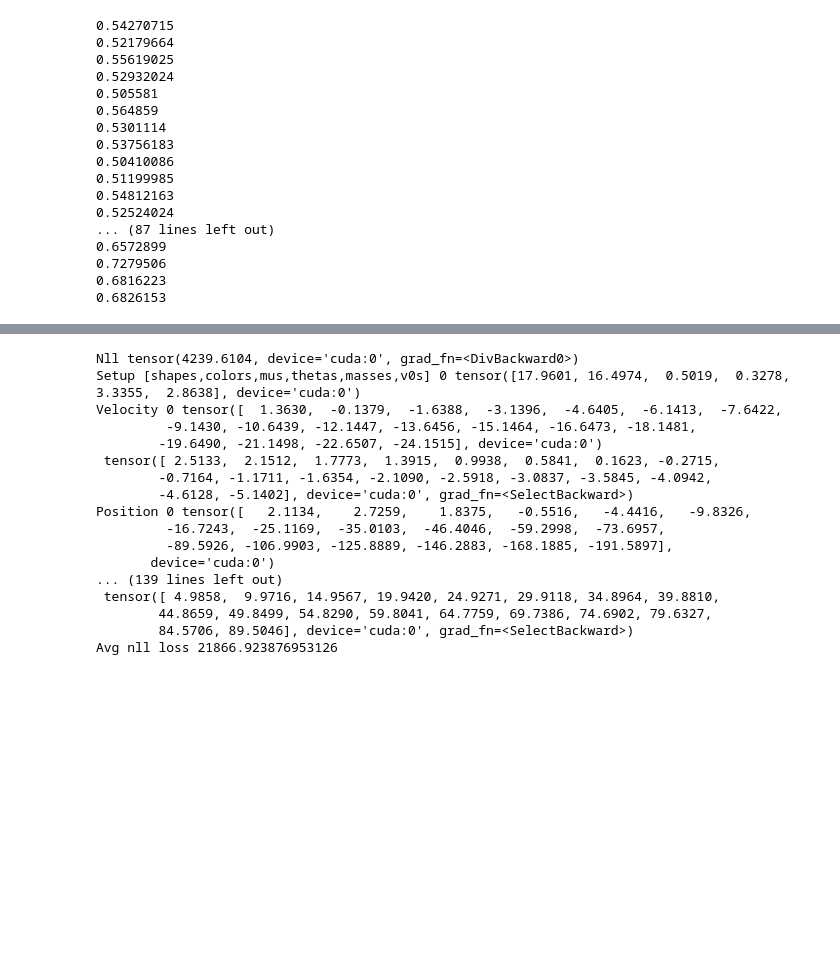
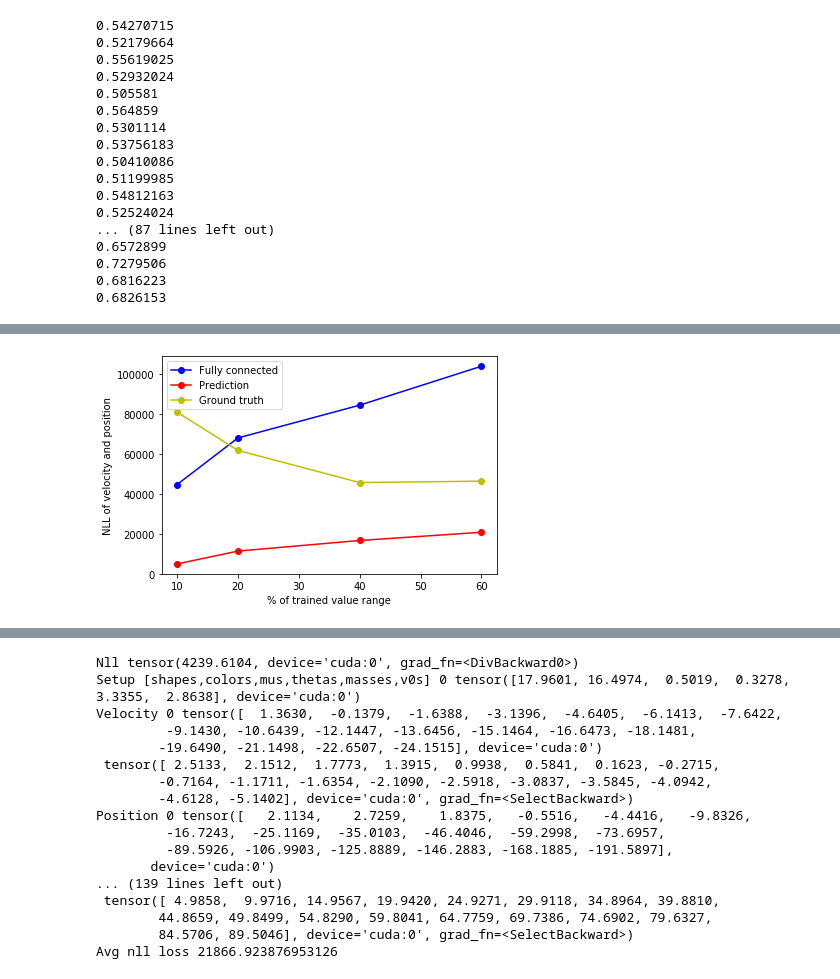
Before and after one commit to tinagu945/CausalPhys, a Jupyter notebook: visualization_806.ipynb, the cells around one changed output, grey strips where cells are left out. Drawn from its saved outputs; the diff is of its cells as text; code cells hidden in the pictures; blank space fills up the shorter version.

```diff
--- a/visualization_806.ipynb
+++ b/visualization_806.ipynb
@@ -216,0 +260,19 @@ def load_predict(weight_path, stop_ind=10, gt_A=False):
+# %%
+import matplotlib.pyplot as plt
+# line 1 points
+x=[10,20,40,60]
+y1 = [ 44584.48323242,  67908.505     ,  84308.82375   ,103779.47890625]
+y2 = [ 4891.17170898, 11307.67478516, 16619.263125  , 20724.26353516]
+y3=[80817.77439453, 61684.21174805, 45588.25716797, 46295.07519531]
+fig, ax = plt.subplots()
+ax.plot(x, y1, 'bo-', label='Fully connected')
+ax.plot(x, y2, 'ro-', label='Prediction')
+ax.plot(x, y3, 'yo-', label='Ground truth')
+ax.legend()
+plt.xticks(np.arange(min(x), max(x)+1, 10))
+plt.xlabel('% of trained value range')
+plt.ylabel('NLL of velocity and position')
+plt.savefig('inter_extra of different encoders')
+plt.show()
+# %% [output]
+[figure, added]
```
Also changed, not shown: parts of 15 cells of this notebook, 7 other files.
